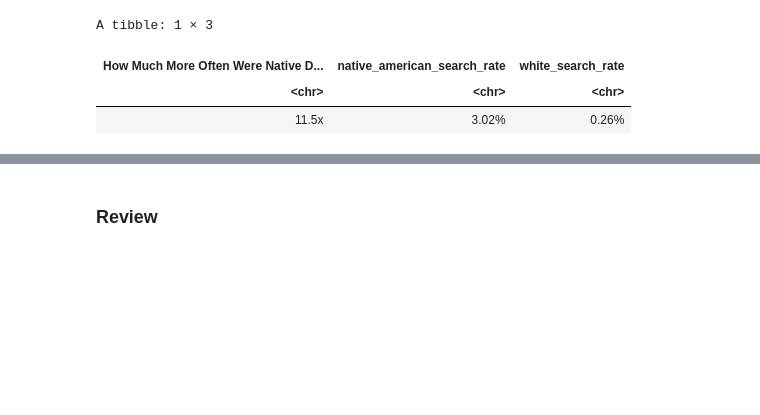
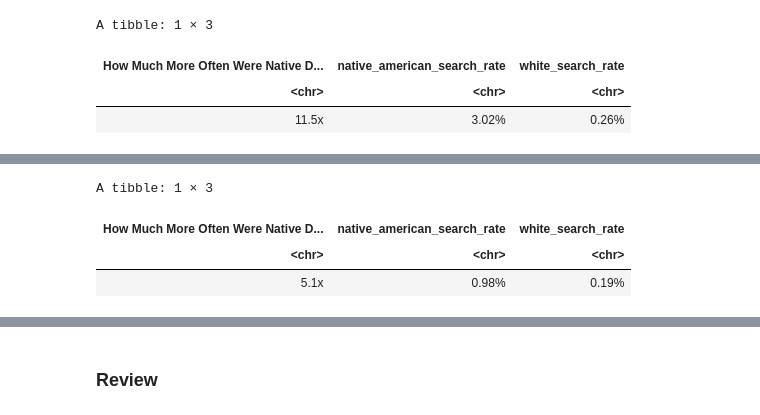
Before and after one commit to mattkiefer/biglocalpolicing, a Jupyter notebook: white_paper.ipynb, the cells around one changed output, grey strips where cells are left out. Cells and saved outputs as stored; diff of their text form; code cells hidden in the pictures; blank space fills up the shorter version.

```diff
--- a/white_paper.ipynb
+++ b/white_paper.ipynb
@@ -202,0 +245,22 @@ A grouped_df: 6 × 3
+# %%
+data_clean %>%
+    group_by(subject_race) %>%
+    filter(subject_race %in% c("white", "indigenous"), violation_type %in% c("motor vehicle hazardous", "license/registration/insurance", "equipment")) %>%
+    summarise(
+        total_stops = n(),
+        consent_searches = sum(raw_search_type == "CONSENT SEARCH CONDUCTED", na.rm = TRUE),
+        consent_search_rate = (consent_searches/total_stops) * 100
+    ) %>%
+    select(-total_stops, -consent_searches) %>%
+    spread(key = subject_race, value = consent_search_rate) %>%
+    ungroup() %>%
+    transmute(
+        'How Much More Often Were Native Drivers Searched' = round(indigenous/white, digits = 1) %>% as.character() %>% paste0("x"),
+        native_american_search_rate = indigenous %>% round(digits = 2) %>% as.character() %>% paste0("%"),
+        white_search_rate = white %>% round(digits = 2) %>% as.character() %>% paste0("%")
+    )
+# %% [output]
+A tibble: 1 × 3
+| How Much More Often Were Native D... | native_american_search_rate | white_search_rate |
+| <chr> | <chr> | <chr> |
+| 5.1x | 0.98% | 0.19% |
```
Also changed, not shown: parts of 10 cells of this notebook.
